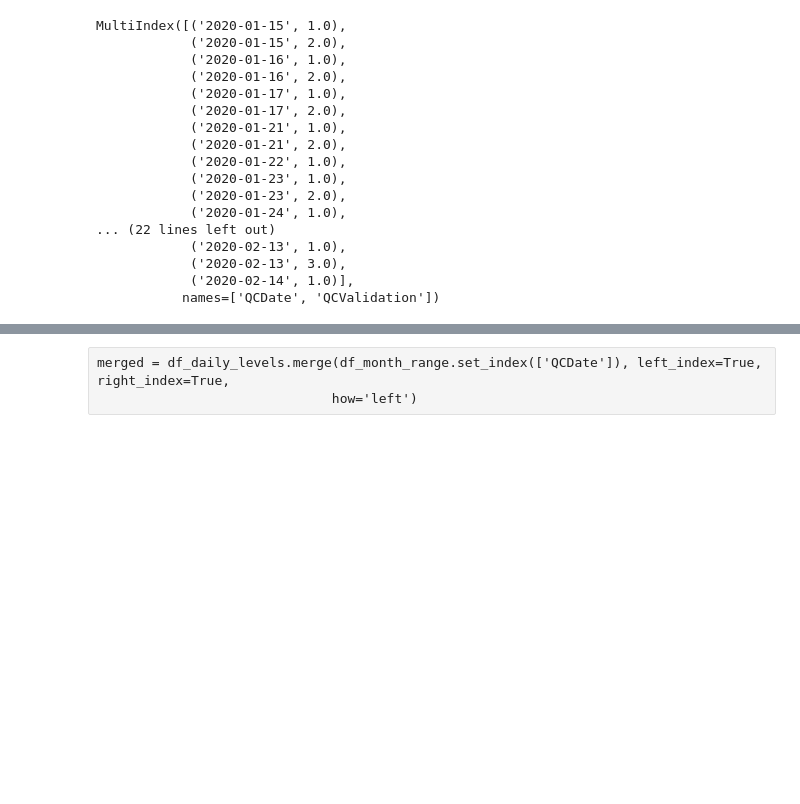
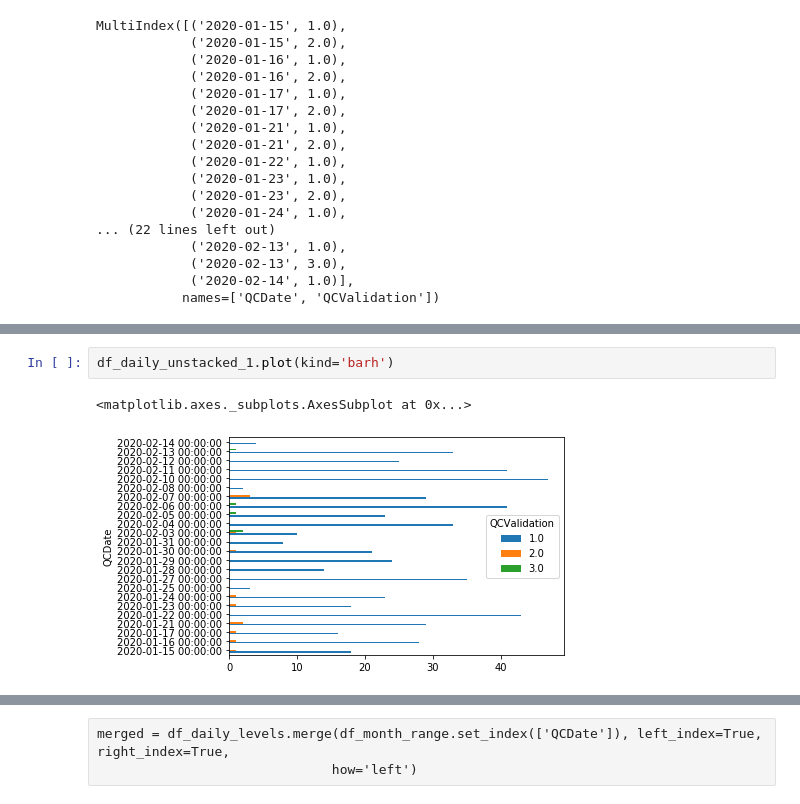
Before and after one commit to sownthunder/Data-Developer-Droolkit, a Jupyter notebook: AGILENT/METRICS/QCMetrics_FINALE.ipynb, the cells around one changed output, grey strips where cells are left out. Cells and saved outputs as stored; diff of their text form; blank space fills up the shorter version.

```diff
--- a/AGILENT/METRICS/QCMetrics_FINALE.ipynb
+++ b/AGILENT/METRICS/QCMetrics_FINALE.ipynb
@@ -632,0 +797,5 @@ MultiIndex([('2020-01-15', 1.0),
+# %%
+df_daily_unstacked_1.plot(kind='barh')
+# %% [output]
+<matplotlib.axes._subplots.AxesSubplot at 0x...>
+[figure, added]
```
Also changed, not shown: parts of 76 cells of this notebook, 18 other files.
